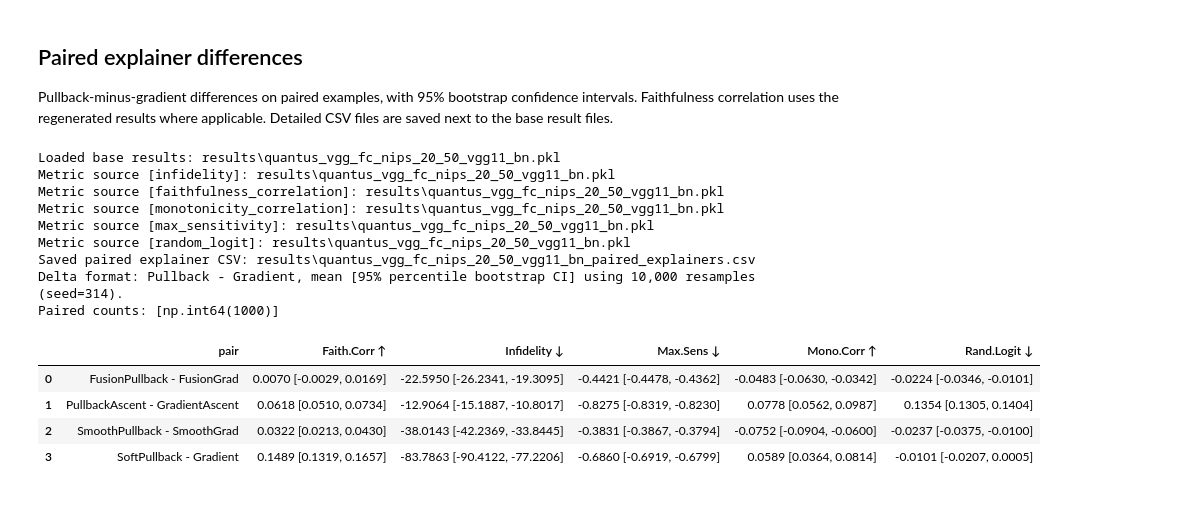
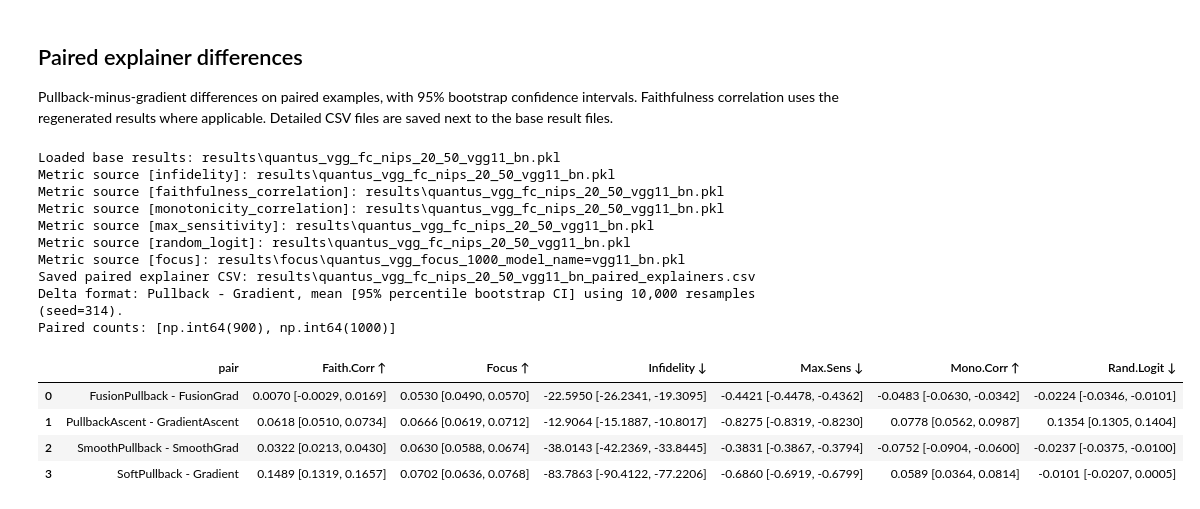
Before and after one commit to 314-Foundation/SemanticPullbacks, a Jupyter notebook: notebooks/verify_results.ipynb, the cells around one changed output. Saved outputs shown, nothing was run; the diff lists cells and outputs as text; code cells hidden in the pictures.

```diff
--- a/notebooks/verify_results.ipynb
+++ b/notebooks/verify_results.ipynb
@@ -173,24 +173,26 @@ Pullback-minus-gradient differences on paired examples, with 95% bootstrap confi
 # %%
 paired_explainers_vgg, paired_explainers_vgg_table, paired_explainers_vgg_csv = (
     paired_explainer_differences(
-        "results/quantus_vgg_fc_nips_20_50_vgg11_bn.pkl"
+        "results/quantus_vgg_fc_nips_20_50_vgg11_bn.pkl",
+        focus_pkl_path='results/focus/quantus_vgg_focus_1000_model_name=vgg11_bn.pkl',
     )
 )
 # %% [output]
 Loaded base results: results\quantus_vgg_fc_nips_20_50_vgg11_bn.pkl
 Metric source [infidelity]: results\quantus_vgg_fc_nips_20_50_vgg11_bn.pkl
 Metric source [faithfulness_correlation]: results\quantus_vgg_fc_nips_20_50_vgg11_bn.pkl
 Metric source [monotonicity_correlation]: results\quantus_vgg_fc_nips_20_50_vgg11_bn.pkl
 Metric source [max_sensitivity]: results\quantus_vgg_fc_nips_20_50_vgg11_bn.pkl
 Metric source [random_logit]: results\quantus_vgg_fc_nips_20_50_vgg11_bn.pkl
+Metric source [focus]: results\focus\quantus_vgg_focus_1000_model_name=vgg11_bn.pkl
 Saved paired explainer CSV: results\quantus_vgg_fc_nips_20_50_vgg11_bn_paired_explainers.csv
 Delta format: Pullback - Gradient, mean [95% percentile bootstrap CI] using 10,000 resamples (seed=314).
-Paired counts: [np.int64(1000)]
+Paired counts: [np.int64(900), np.int64(1000)]
-|  | pair | Faith.Corr ↑ | Infidelity ↓ | Max.Sens ↓ | Mono.Corr ↑ | Rand.Logit ↓ |
-| 0 | FusionPullback - FusionGrad | 0.0070 [-0.0029, 0.0169] | -22.5950 [-26.2341, -19.3095] | -0.4421 [-0.4478, -0.4362] | -0.0483 [-0.0630, -0.0342] | -0.0224 [-0.0346, -0.0101] |
-| 1 | PullbackAscent - GradientAscent | 0.0618 [0.0510, 0.0734] | -12.9064 [-15.1887, -10.8017] | -0.8275 [-0.8319, -0.8230] | 0.0778 [0.0562, 0.0987] | 0.1354 [0.1305, 0.1404] |
-| 2 | SmoothPullback - SmoothGrad | 0.0322 [0.0213, 0.0430] | -38.0143 [-42.2369, -33.8445] | -0.3831 [-0.3867, -0.3794] | -0.0752 [-0.0904, -0.0600] | -0.0237 [-0.0375, -0.0100] |
-| 3 | SoftPullback - Gradient | 0.1489 [0.1319, 0.1657] | -83.7863 [-90.4122, -77.2206] | -0.6860 [-0.6919, -0.6799] | 0.0589 [0.0364, 0.0814] | -0.0101 [-0.0207, 0.0005] |
+|  | pair | Faith.Corr ↑ | Focus ↑ | Infidelity ↓ | Max.Sens ↓ | Mono.Corr ↑ | Rand.Logit ↓ |
+| 0 | FusionPullback - FusionGrad | 0.0070 [-0.0029, 0.0169] | 0.0530 [0.0490, 0.0570] | -22.5950 [-26.2341, -19.3095] | -0.4421 [-0.4478, -0.4362] | -0.0483 [-0.0630, -0.0342] | -0.0224 [-0.0346, -0.0101] |
+| 1 | PullbackAscent - GradientAscent | 0.0618 [0.0510, 0.0734] | 0.0666 [0.0619, 0.0712] | -12.9064 [-15.1887, -10.8017] | -0.8275 [-0.8319, -0.8230] | 0.0778 [0.0562, 0.0987] | 0.1354 [0.1305, 0.1404] |
+| 2 | SmoothPullback - SmoothGrad | 0.0322 [0.0213, 0.0430] | 0.0630 [0.0588, 0.0674] | -38.0143 [-42.2369, -33.8445] | -0.3831 [-0.3867, -0.3794] | -0.0752 [-0.0904, -0.0600] | -0.0237 [-0.0375, -0.0100] |
+| 3 | SoftPullback - Gradient | 0.1489 [0.1319, 0.1657] | 0.0702 [0.0636, 0.0768] | -83.7863 [-90.4122, -77.2206] | -0.6860 [-0.6919, -0.6799] | 0.0589 [0.0364, 0.0814] | -0.0101 [-0.0207, 0.0005] |
 # %%
 paired_explainers_resnet, paired_explainers_resnet_table, paired_explainers_resnet_csv = (
     paired_explainer_differences(
```
Also changed, not shown: parts of 12 cells of this notebook, 16 other files.
